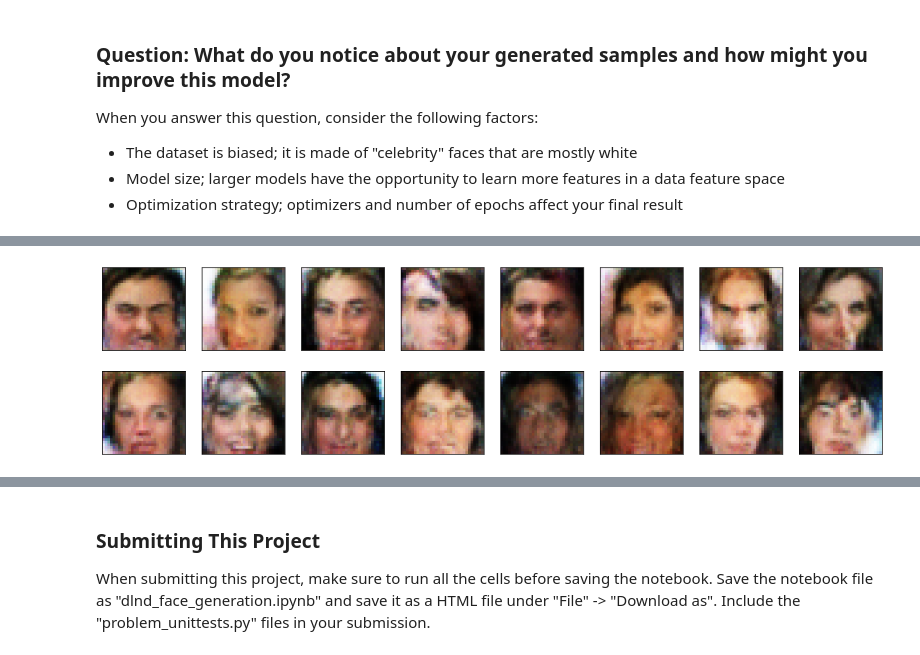
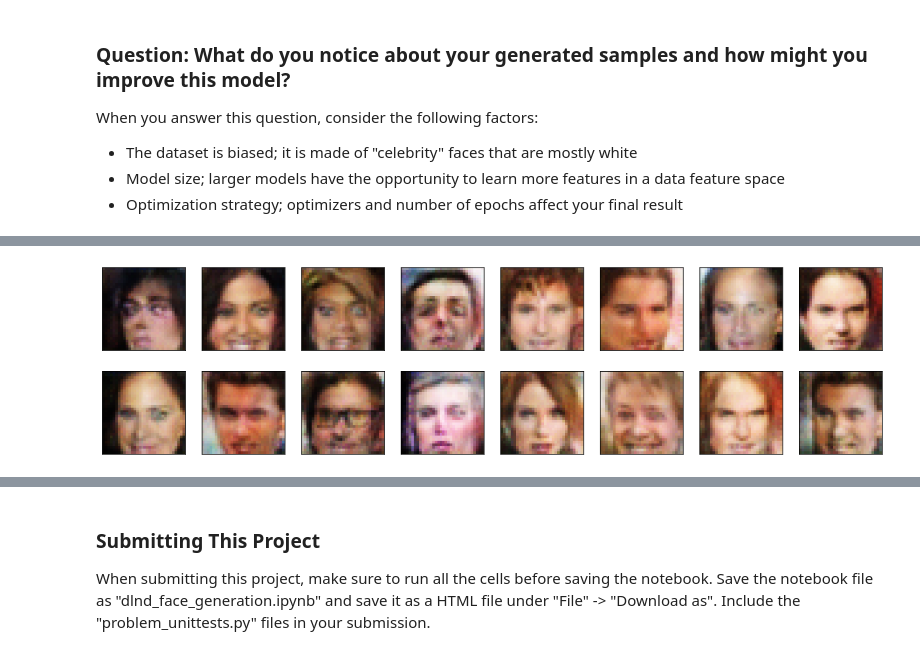
Before and after one commit to ebrahimebrahim/udaproject_face_generation, a Jupyter notebook: dlnd_face_generation.ipynb, the cells around one changed output, grey strips where cells are left out. Drawn from its saved outputs; the diff is of its cells as text; code cells hidden in the pictures.

```diff
--- a/dlnd_face_generation.ipynb
+++ b/dlnd_face_generation.ipynb
@@ -930,14 +937,17 @@ One deficiency of my training setup is that making D and G deeper (say by increa
 # %%
 # Looking at some other generator outputs for fun.
 
-sample_size=16
-fixed_z = np.random.uniform(-1, 1, size=(sample_size, z_size))
-fixed_z = torch.from_numpy(fixed_z).float()
-# move z to GPU if available
-if train_on_gpu:
-    fixed_z = fixed_z.cuda()
+def show_some_outputs():
+    sample_size=16
+    fixed_z = np.random.uniform(-1, 1, size=(sample_size, z_size))
+    fixed_z = torch.from_numpy(fixed_z).float()
+    # move z to GPU if available
+    if train_on_gpu:
+        fixed_z = fixed_z.cuda()
 
-G.eval()
-view_sample(G(fixed_z))
+    G.eval()
+    view_sample(G(fixed_z))
-# %% [output]
-[figure, removed]
+# %%
+show_some_outputs()
+# %% [output]
+[figure, added]
```
Also changed, not shown: parts of 14 cells of this notebook, 1 other file.
